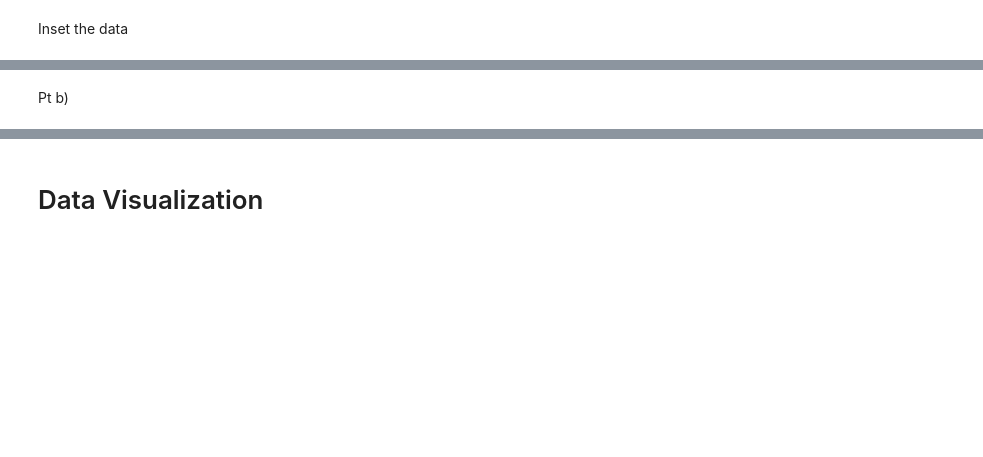
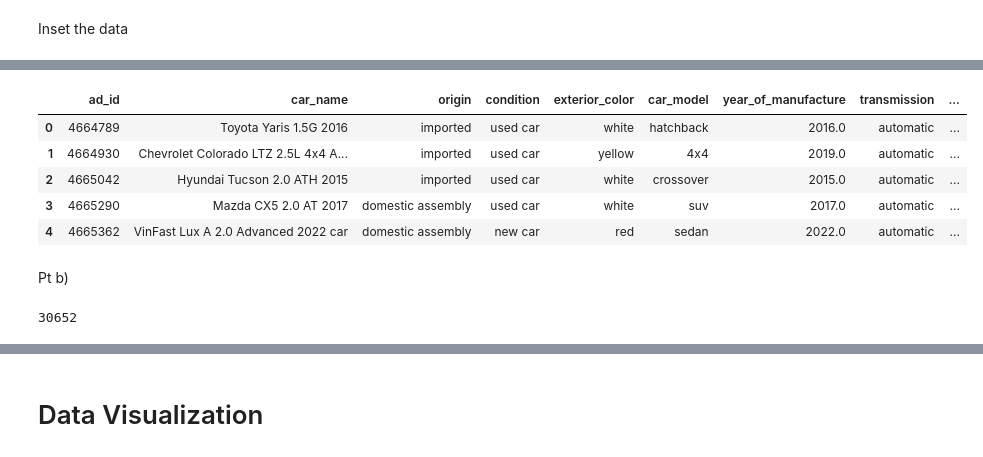
Before and after one commit to gvosper25/3009ICT-Assignmnet, a Jupyter notebook: 3009ICT_Assignment.ipynb, the cells around one changed output, grey strips where cells are left out. Saved outputs shown, nothing was run; the diff lists cells and outputs as text; code cells hidden in the pictures; blank space fills up the shorter version.

```diff
--- a/3009ICT_Assignment.ipynb
+++ b/3009ICT_Assignment.ipynb
@@ -262,3 +262,12 @@ car_data_subset.to_sql('cars',conn, if_exists='replace', index = False)
+# %%
+pd.read_sql_query("SELECT * FROM cars LIMIT 5", conn)
+# %% [output]
+|  | ad_id | car_name | origin | condition | exterior_color | car_model | year_of_manufacture | transmission | ... |
+| 0 | 4664789 | Toyota Yaris 1.5G 2016 | imported | used car | white | hatchback | 2016.0 | automatic | ... |
+| 1 | 4664930 | Chevrolet Colorado LTZ 2.5L 4x4 A... | imported | used car | yellow | 4x4 | 2019.0 | automatic | ... |
+| 2 | 4665042 | Hyundai Tucson 2.0 ATH 2015 | imported | used car | white | crossover | 2015.0 | automatic | ... |
+| 3 | 4665290 | Mazda CX5 2.0 AT 2017 | domestic assembly | used car | white | suv | 2017.0 | automatic | ... |
+| 4 | 4665362 | VinFast Lux A 2.0 Advanced 2022 car | domestic assembly | new car | red | sedan | 2022.0 | automatic | ... |
 # %% [markdown]
 Pt b)
 # %%
@@ -266,0 +283,6 @@ import pandas as pd
+# %%
+seller_subset = sellers_data[['ad_id','name']].rename(columns={'name':'seller_name'})
+
+seller_subset.to_sql('sellers', conn, if_exists='replace', index= False)
+# %% [output]
+30652
```
Also changed, not shown: parts of 9 cells of this notebook.
